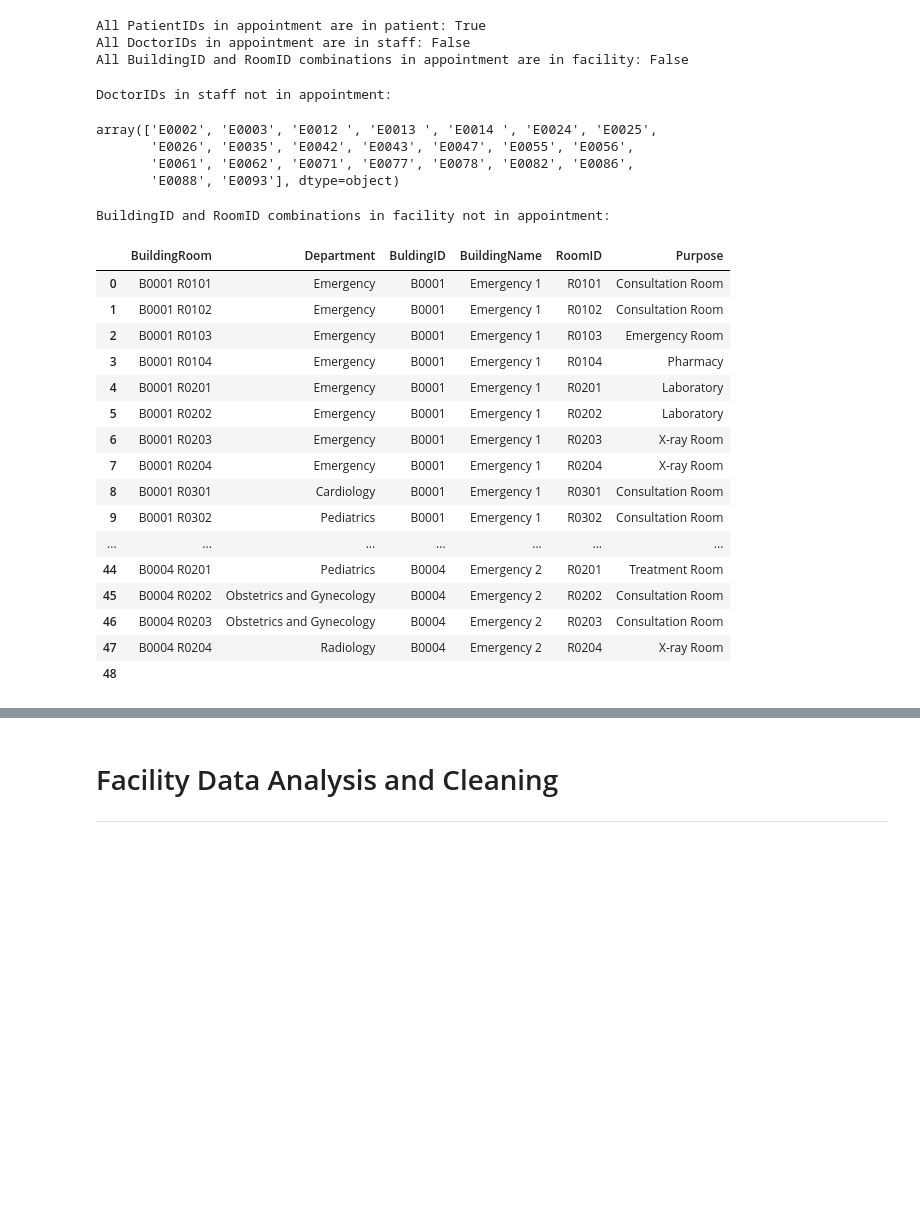
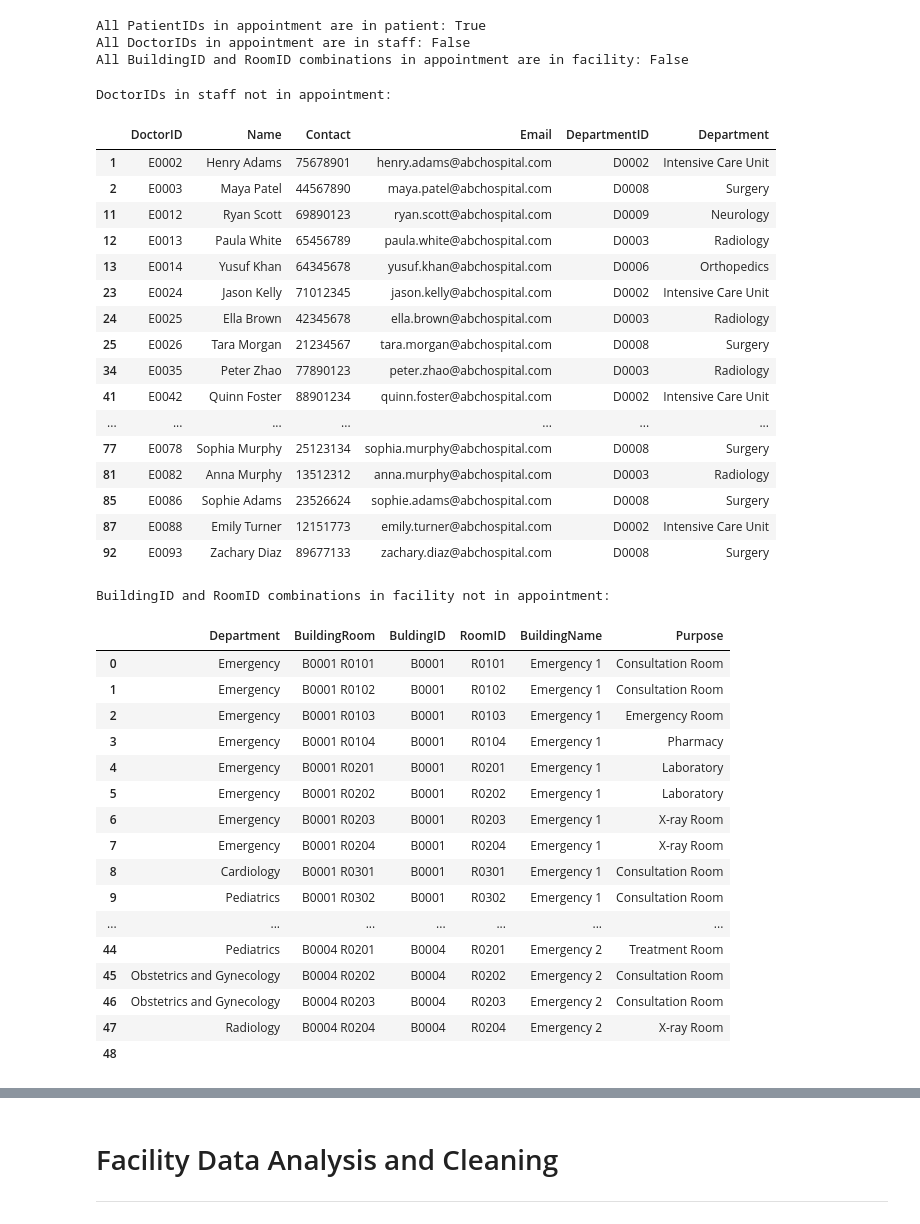
Before and after one commit to ATLAS097/Data-Engineering-CA2, a Jupyter notebook: data_cleaning.ipynb, the cells around one changed output, grey strips where cells are left out. Saved outputs shown, nothing was run; the diff lists cells and outputs as text; code cells hidden in the pictures; blank space fills up the shorter version.

```diff
--- a/data_cleaning.ipynb
+++ b/data_cleaning.ipynb
@@ -190,7 +190,7 @@ print(f"All DoctorIDs in appointment are in staff: {doctor_id_check}")
 
 # Create a combined key for appointment and facility dataframes
 appointment['BuildingRoom'] = appointment['BuildingID'] + appointment['RoomID']
-facility['BuildingRoom'] = facility[1] + facility[3] # facility column 1 is BuildingID, column 3 is RoomID
+facility['BuildingRoom'] = facility['BuldingID'] + facility['RoomID'] # facility column 1 is BuildingID, column 3 is RoomID
 
 # Check if the combined BuildingID and RoomID from appointment exist in facility
 building_room_check = appointment['BuildingRoom'].isin(facility['BuildingRoom']).all()
@@ -206,42 +206,55 @@ All BuildingID and RoomID combinations in appointment are in facility: False
 # %%
 # Find DoctorIDs in staff not in appointment
 missing_doctor_ids_in_staff = staff[~staff['DoctorID'].isin(appointment['DoctorID'])]
 print("DoctorIDs in staff not in appointment:")
-display(missing_doctor_ids_in_staff['DoctorID'].unique())
+display(missing_doctor_ids_in_staff[['DoctorID', 'Name', 'Contact', 'Email', 'DepartmentID', 'Department']])
 
 # Create a combined key for appointment and facility dataframes
 appointment['BuildingRoom'] = appointment['BuildingID'] + appointment['RoomID']
 facility['BuildingRoom'] = facility['BuldingID'] + facility['RoomID'] # Use correct column names
 
 # Find BuildingRoom combinations in facility not in appointment
 missing_building_room_in_facility = facility[~facility['BuildingRoom'].isin(appointment['BuildingRoom'])]
 print("\nBuildingID and RoomID combinations in facility not in appointment:")
-display(missing_building_room_in_facility[['BuildingRoom', 'Department', 'BuldingID', 'BuildingName', 'RoomID', 'Purpose']]) # Display relevant columns from facility using new headers
+display(missing_building_room_in_facility[[ 'Department', 'BuildingRoom','BuldingID', 'RoomID','BuildingName', 'Purpose']]) # Display relevant columns from facility using new headers
 
 # Drop the temporary combined columns
 appointment = appointment.drop(columns=['BuildingRoom'])
 facility = facility.drop(columns=['BuildingRoom'])
 # %% [output]
 DoctorIDs in staff not in appointment:
+|  | DoctorID | Name | Contact | Email | DepartmentID | Department |
+| 1 | E0002 | Henry Adams | 75678901 | henry.adams@abchospital.com | D0002 | Intensive Care Unit |
+| 2 | E0003 | Maya Patel | 44567890 | maya.patel@abchospital.com | D0008 | Surgery |
+| 11 | E0012 | Ryan Scott | 69890123 | ryan.scott@abchospital.com | D0009 | Neurology |
+| 12 | E0013 | Paula White | 65456789 | paula.white@abchospital.com | D0003 | Radiology |
+| 13 | E0014 | Yusuf Khan | 64345678 | yusuf.khan@abchospital.com | D0006 | Orthopedics |
+| 23 | E0024 | Jason Kelly | 71012345 | jason.kelly@abchospital.com | D0002 | Intensive Care Unit |
+| 24 | E0025 | Ella Brown | 42345678 | ella.brown@abchospital.com | D0003 | Radiology |
+| 25 | E0026 | Tara Morgan | 21234567 | tara.morgan@abchospital.com | D0008 | Surgery |
+| 34 | E0035 | Peter Zhao | 77890123 | peter.zhao@abchospital.com | D0003 | Radiology |
+| 41 | E0042 | Quinn Foster | 88901234 | quinn.foster@abchospital.com | D0002 | Intensive Care Unit |
+| ... | ... | ... | ... | ... | ... | ... |
+| 77 | E0078 | Sophia Murphy | 25123134 | sophia.murphy@abchospital.com | D0008 | Surgery |
+| 81 | E0082 | Anna Murphy | 13512312 | anna.murphy@abchospital.com | D0003 | Radiology |
+| 85 | E0086 | Sophie Adams | 23526624 | sophie.adams@abchospital.com | D0008 | Surgery |
+| 87 | E0088 | Emily Turner | 12151773 | emily.turner@abchospital.com | D0002 | Intensive Care Unit |
+| 92 | E0093 | Zachary Diaz | 89677133 | zachary.diaz@abchospital.com | D0008 | Surgery |
-array(['E0002', 'E0003', 'E0012 ', 'E0013 ', 'E0014 ', 'E0024', 'E0025',
-       'E0026', 'E0035', 'E0042', 'E0043', 'E0047', 'E0055', 'E0056',
-       'E0061', 'E0062', 'E0071', 'E0077', 'E0078', 'E0082', 'E0086',
-       'E0088', 'E0093'], dtype=object)
+BuildingID and RoomID combinations in facility not in appointment:
-BuildingID and RoomID combinations in facility not in appointment:
-|  | BuildingRoom | Department | BuldingID | BuildingName | RoomID | Purpose |
-| 0 | B0001 R0101 | Emergency | B0001 | Emergency 1 | R0101 | Consultation Room |
-| 1 | B0001 R0102 | Emergency | B0001 | Emergency 1 | R0102 | Consultation Room |
-| 2 | B0001 R0103 | Emergency | B0001 | Emergency 1 | R0103 | Emergency Room |
-| 3 | B0001 R0104 | Emergency | B0001 | Emergency 1 | R0104 | Pharmacy |
-| 4 | B0001 R0201 | Emergency | B0001 | Emergency 1 | R0201 | Laboratory |
-| 5 | B0001 R0202 | Emergency | B0001 | Emergency 1 | R0202 | Laboratory |
-| 6 | B0001 R0203 | Emergency | B0001 | Emergency 1 | R0203 | X-ray Room |
-| 7 | B0001 R0204 | Emergency | B0001 | Emergency 1 | R0204 | X-ray Room |
-| 8 | B0001 R0301 | Cardiology | B0001 | Emergency 1 | R0301 | Consultation Room |
-| 9 | B0001 R0302 | Pediatrics | B0001 | Emergency 1 | R0302 | Consultation Room |
-| ... | ... | ... | ... | ... | ... | ... |
-| 44 | B0004 R0201 | Pediatrics | B0004 | Emergency 2 | R0201 | Treatment Room |
-| 45 | B0004 R0202 | Obstetrics and Gynecology | B0004 | Emergency 2 | R0202 | Consultation Room |
-| 46 | B0004 R0203 | Obstetrics and Gynecology | B0004 | Emergency 2 | R0203 | Consultation Room |
-| 47 | B0004 R0204 | Radiology | B0004 | Emergency 2 | R0204 | X-ray Room |
-| 48 |  |  |  |  |  |  |
+|  | Department | BuildingRoom | BuldingID | RoomID | BuildingName | Purpose |
+| 0 | Emergency | B0001 R0101 | B0001 | R0101 | Emergency 1 | Consultation Room |
+| 1 | Emergency | B0001 R0102 | B0001 | R0102 | Emergency 1 | Consultation Room |
+| 2 | Emergency | B0001 R0103 | B0001 | R0103 | Emergency 1 | Emergency Room |
+| 3 | Emergency | B0001 R0104 | B0001 | R0104 | Emergency 1 | Pharmacy |
+| 4 | Emergency | B0001 R0201 | B0001 | R0201 | Emergency 1 | Laboratory |
+| 5 | Emergency | B0001 R0202 | B0001 | R0202 | Emergency 1 | Laboratory |
+| 6 | Emergency | B0001 R0203 | B0001 | R0203 | Emergency 1 | X-ray Room |
+| 7 | Emergency | B0001 R0204 | B0001 | R0204 | Emergency 1 | X-ray Room |
+| 8 | Cardiology | B0001 R0301 | B0001 | R0301 | Emergency 1 | Consultation Room |
+| 9 | Pediatrics | B0001 R0302 | B0001 | R0302 | Emergency 1 | Consultation Room |
+| ... | ... | ... | ... | ... | ... | ... |
+| 44 | Pediatrics | B0004 R0201 | B0004 | R0201 | Emergency 2 | Treatment Room |
+| 45 | Obstetrics and Gynecology | B0004 R0202 | B0004 | R0202 | Emergency 2 | Consultation Room |
+| 46 | Obstetrics and Gynecology | B0004 R0203 | B0004 | R0203 | Emergency 2 | Consultation Room |
+| 47 | Radiology | B0004 R0204 | B0004 | R0204 | Emergency 2 | X-ray Room |
+| 48 |  |  |  |  |  |  |
```
Also changed, not shown: parts of 4 cells of this notebook.
